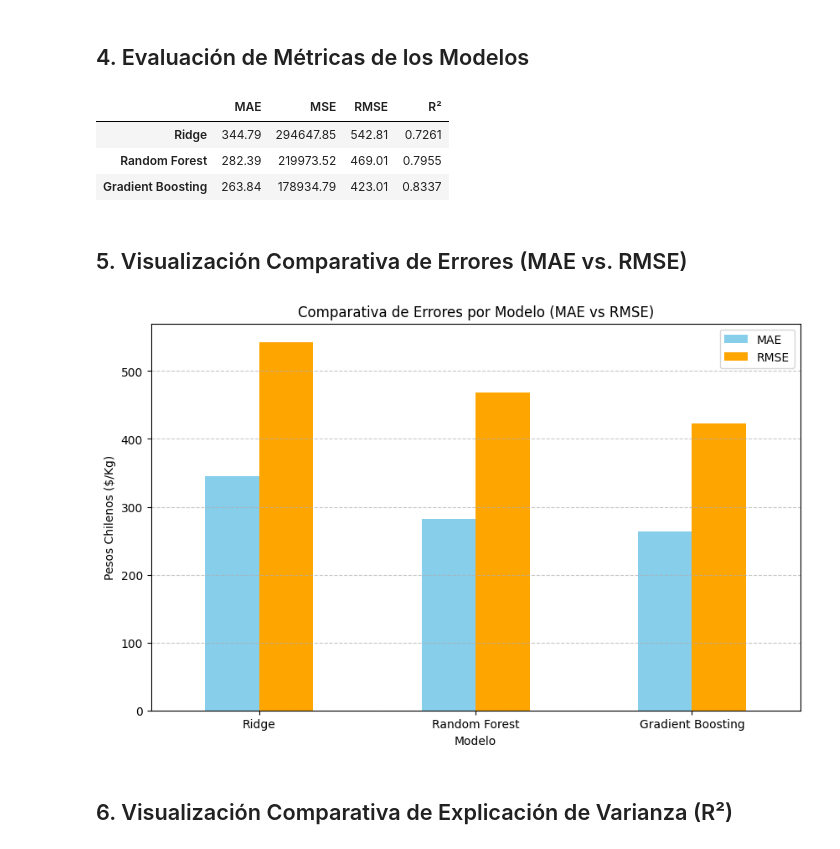
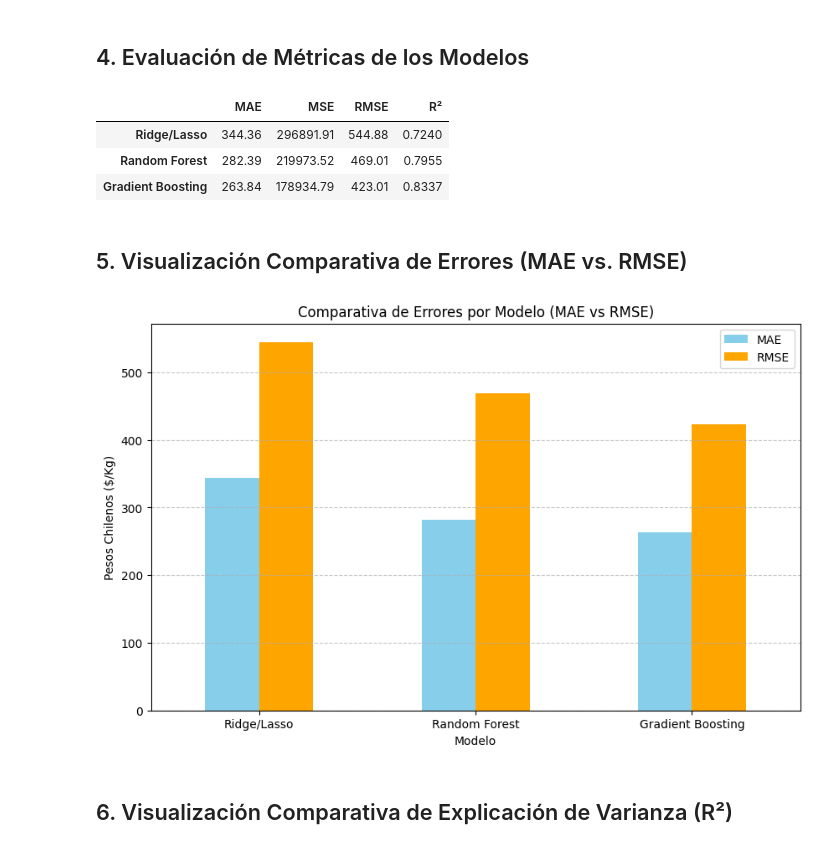
Before and after one commit to FrancisZaphkiel/predicion_precio_hortifruticula_chile, a Jupyter notebook: comparacion_modelos.ipynb, the cells around one changed output. Drawn from its saved outputs; the diff is of its cells as text; code cells hidden in the pictures.

Commit message:
feat: integrar modelo de ridge lasso en comparador, descartar ridge antiguo y definir variables

```diff
--- a/comparacion_modelos.ipynb
+++ b/comparacion_modelos.ipynb
@@ -49,7 +49,7 @@ Conjunto de prueba listo con 27374 registros y 11 variables.
 # %% [markdown]
 ## 3. Carga de los Modelos Serializados
 # %%
-modelo_ridge = joblib.load("modelo_ridge.pkl")
+modelo_ridge = joblib.load("modelo_ridge_lasso.pkl")
 modelo_rf = joblib.load("modelo_random_forest.pkl")
 modelo_gb = joblib.load("modelo_gradient_boosting.pkl")
 
@@ -60,32 +60,32 @@ Modelos cargados exitosamente de disco.
 ## 4. Evaluación de Métricas de los Modelos
 # %%
 modelos = [
-    ("Ridge", modelo_ridge),
+    ("Ridge/Lasso", modelo_ridge),
     ("Random Forest", modelo_rf),
     ("Gradient Boosting", modelo_gb)
 ]
 
 resultados = {}
 
 for nombre, modelo in modelos:
     y_pred = modelo.predict(X_test)
     mae = mean_absolute_error(y_test, y_pred)
     mse = mean_squared_error(y_test, y_pred)
     rmse = np.sqrt(mse)
     r2 = r2_score(y_test, y_pred)
 
     resultados[nombre] = {
         "MAE": round(mae, 2),
         "MSE": round(mse, 2),
         "RMSE": round(rmse, 2),
         "R²": round(r2, 4)
     }
 
 df_metrics = pd.DataFrame(resultados).T
 df_metrics
 # %% [output]
 |  | MAE | MSE | RMSE | R² |
-| Ridge | 344.79 | 294647.85 | 542.81 | 0.7261 |
+| Ridge/Lasso | 344.36 | 296891.91 | 544.88 | 0.7240 |
 | Random Forest | 282.39 | 219973.52 | 469.01 | 0.7955 |
 | Gradient Boosting | 263.84 | 178934.79 | 423.01 | 0.8337 |
 # %% [markdown]
@@ -99,7 +99,7 @@ plt.xticks(rotation=0)
 plt.grid(axis="y", linestyle="--", alpha=0.7)
 plt.show()
 # %% [output]
-[figure, old version]
+[figure, new version]
 # %% [markdown]
 ## 6. Visualización Comparativa de Explicación de Varianza (R²)
 # %%
```
Also changed, not shown: parts of 3 cells of this notebook, 2 other files.
